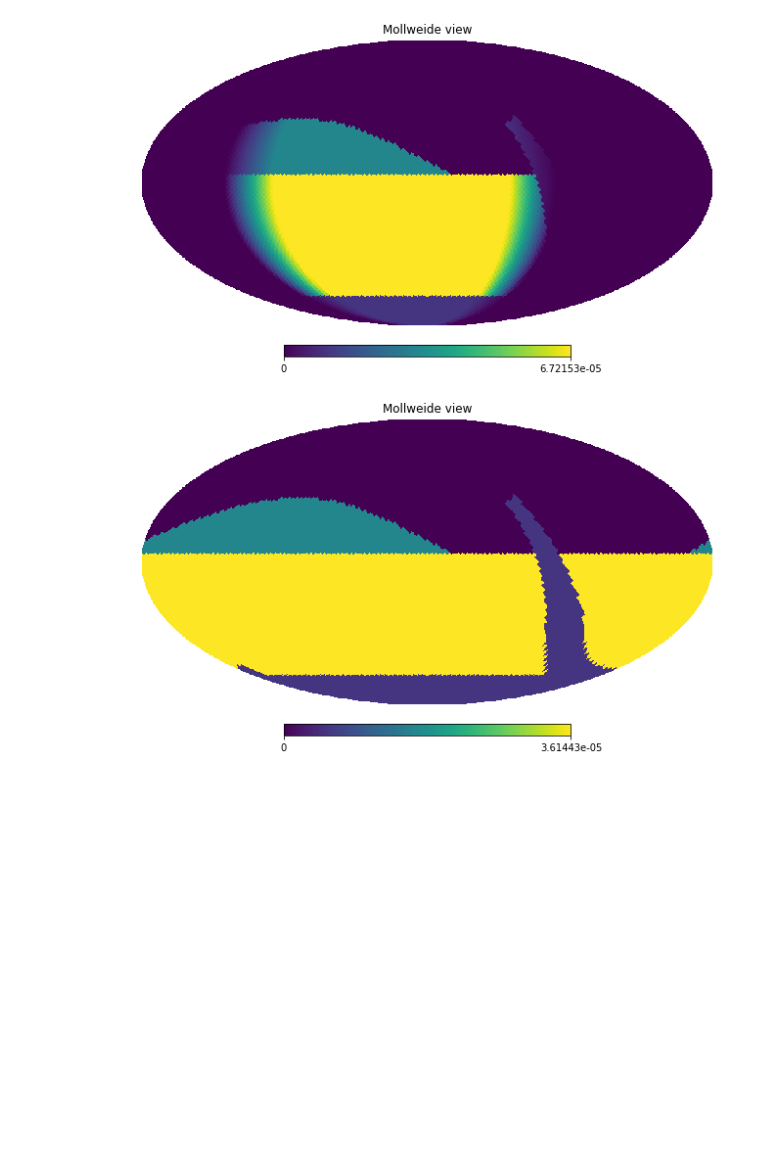
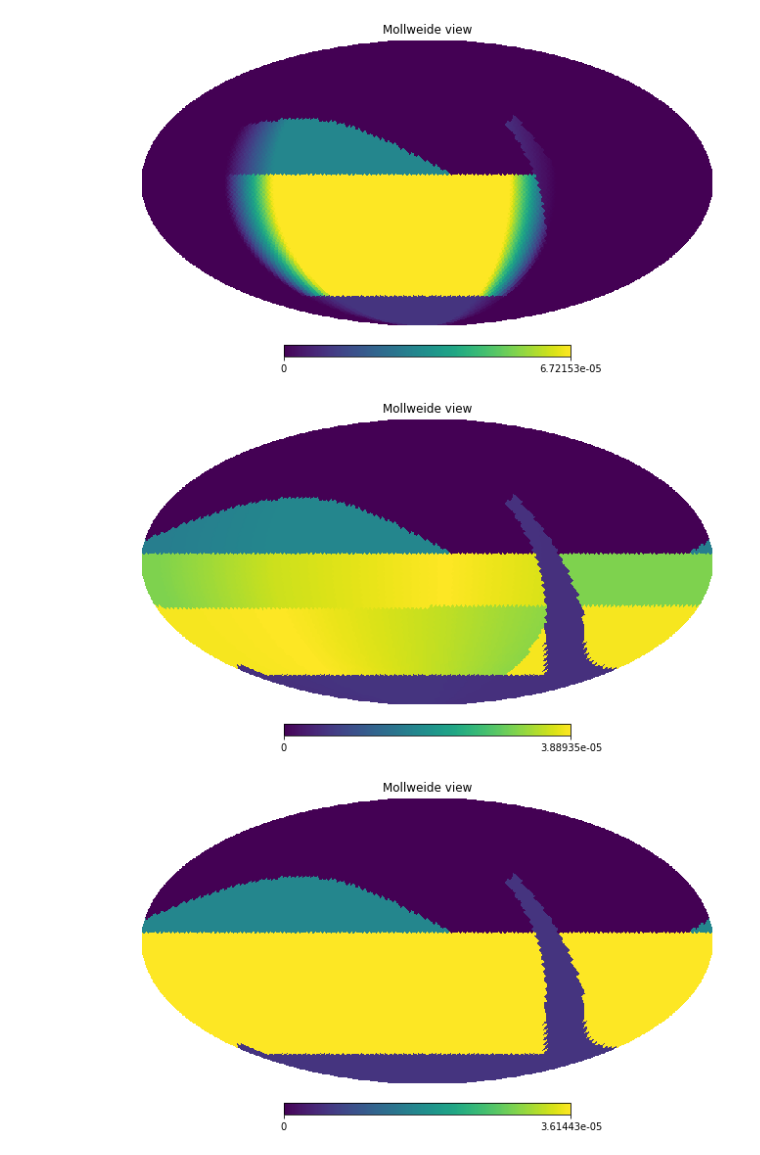
Before and after one commit to lsst-sims/sims_featureScheduler_runs_technical, a Jupyter notebook: rolling/Footprint_obj_demo.ipynb, the cells around one changed output. Drawn from its saved outputs; the diff is of its cells as text; code cells hidden in the pictures; blank space fills up the shorter version.

```diff
--- a/rolling/Footprint_obj_demo.ipynb
+++ b/rolling/Footprint_obj_demo.ipynb
@@ -158,6 +157,10 @@ footprints_obj = Footprints([fp_non_wfd, fp_wfd_north, fp_wfd_south])
 hp.mollview(footprints_obj(mjd_start+30)['r'])
 # %% [output]
 [figure]
+# %%
+hp.mollview(footprints_obj(mjd_start+365*5.2)['r'])
+# %% [output]
+[figure, added]
 # %%
 hp.mollview(footprints_obj(mjd_start+365*10)['r'])
 # %% [output]
```
Also changed, not shown: parts of 4 cells of this notebook.
